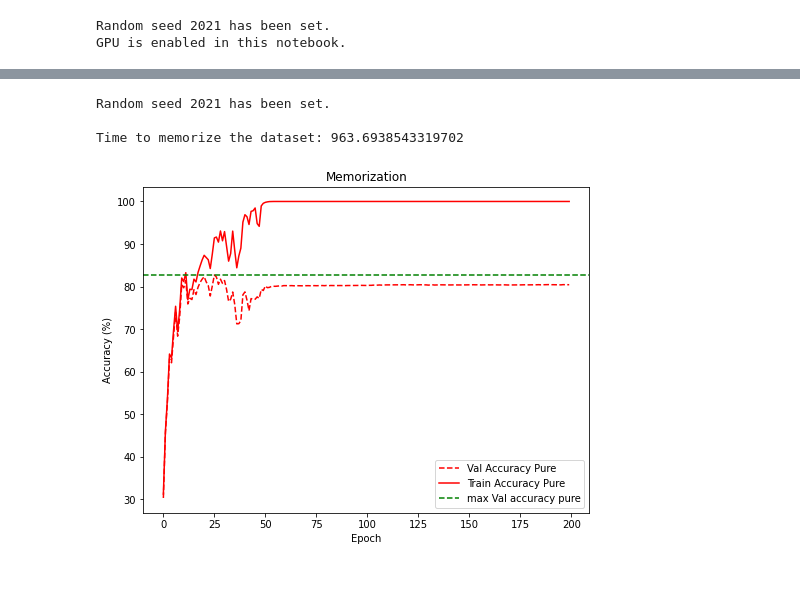
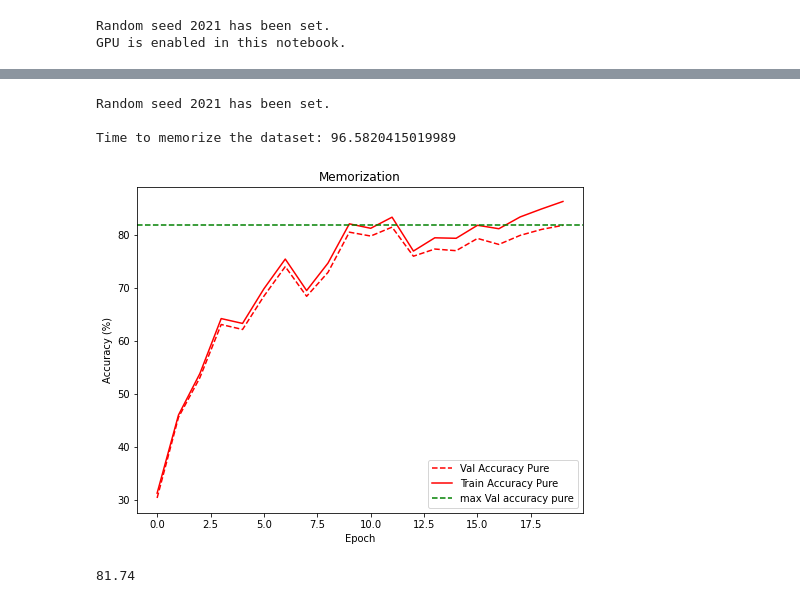
Before and after one commit to kkarbasi/metamorphs, a Jupyter notebook: local_remote_cnn.ipynb, the cells around one changed output, grey strips where cells are left out. Cells and saved outputs as stored; diff of their text form; code cells hidden in the pictures.

Commit message:
added simple checkpointing code and a cell that retreives the checkpoint as an example

```diff
--- a/local_remote_cnn.ipynb
+++ b/local_remote_cnn.ipynb
@@ -237,7 +237,12 @@ def main(args, model, train_loader, val_loader,
     train_acc_list.append(train_acc)
     val_acc_list.append(val_acc)
     # param_norm_list.append(param_norm)
-
+  #save the model
+  if('checkpoint_path' in args):
+    torch.save({
+        'model_state_dict': model.state_dict(),
+        'optimizer_state_dict': optimizer.state_dict()
+        }, args['checkpoint_path'])
   return val_acc_list, train_acc_list, trained_model
 # %%
 #define the MLP model
@@ -279,40 +284,57 @@ tensor([[-1.3534, -1.4167, -1.3967, -1.3793]], grad_fn=<LogSoftmaxBackward>)
 #set the hyper parameters, run the training and plot results
 # Set the arguments
 args = {
-    'epochs': 200,
+    'epochs': 20,
     'lr': 5e-3,
     'momentum': 0.9,
-    'device': DEVICE
+    'device': DEVICE,
+    'checkpoint_path': './simpleCNN.pt'
 }
 
 
 # Initialize the network
 set_seed(seed=SEED)
 model = simpleCNN()
 
 start_time = time.time()
 # Train the network
 val_acc_pure, train_acc_pure, model = main(args=args,
                                               model=model,
                                               train_loader=train_loader,
                                               val_loader=val_loader)
+
 end_time = time.time()
 
 print(f"Time to memorize the dataset: {end_time - start_time}")
 
 # Train and Test accuracy plot
 plt.figure(figsize=(8, 6))
 plt.plot(val_acc_pure, label='Val Accuracy Pure', c='red', ls='dashed')
 plt.plot(train_acc_pure, label='Train Accuracy Pure', c='red', ls='solid')
 plt.axhline(y=max(val_acc_pure), c='green', ls='dashed',
             label='max Val accuracy pure')
 plt.title('Memorization')
 plt.ylabel('Accuracy (%)')
 plt.xlabel('Epoch')
 plt.legend()
 plt.show()
 # %% [output]
 Random seed 2021 has been set.
 
-Time to memorize the dataset: 963.6938543319702
+Time to memorize the dataset: 96.5820415019989
-[figure, old version]
+[figure, new version]
+# %%
+#validate we can load the checkpoint and use it
+model = simpleCNN()
+
+if ('checkpoint_path' in args):
+    checkpoint = torch.load(args['checkpoint_path'])
+    model.load_state_dict(checkpoint['model_state_dict'])
+    model.to(args['device'])
+    model.eval()
+    val_acc = test(model, val_loader, device=args['device'])
+    print(val_acc)
+else:
+    print('No checkpoint was saved')
+# %% [output]
+81.74
```
Also changed, not shown: parts of 1 cell of this notebook.
